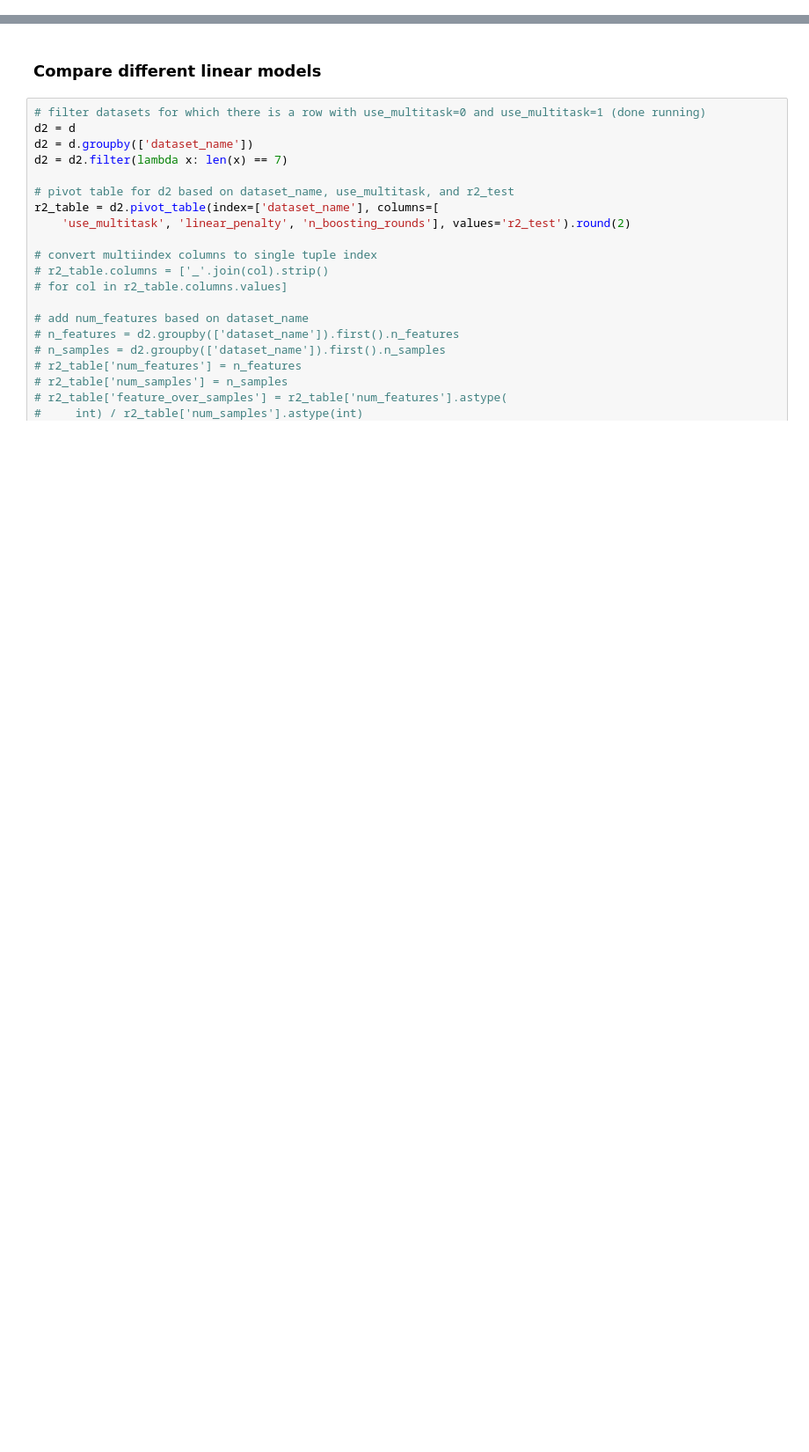
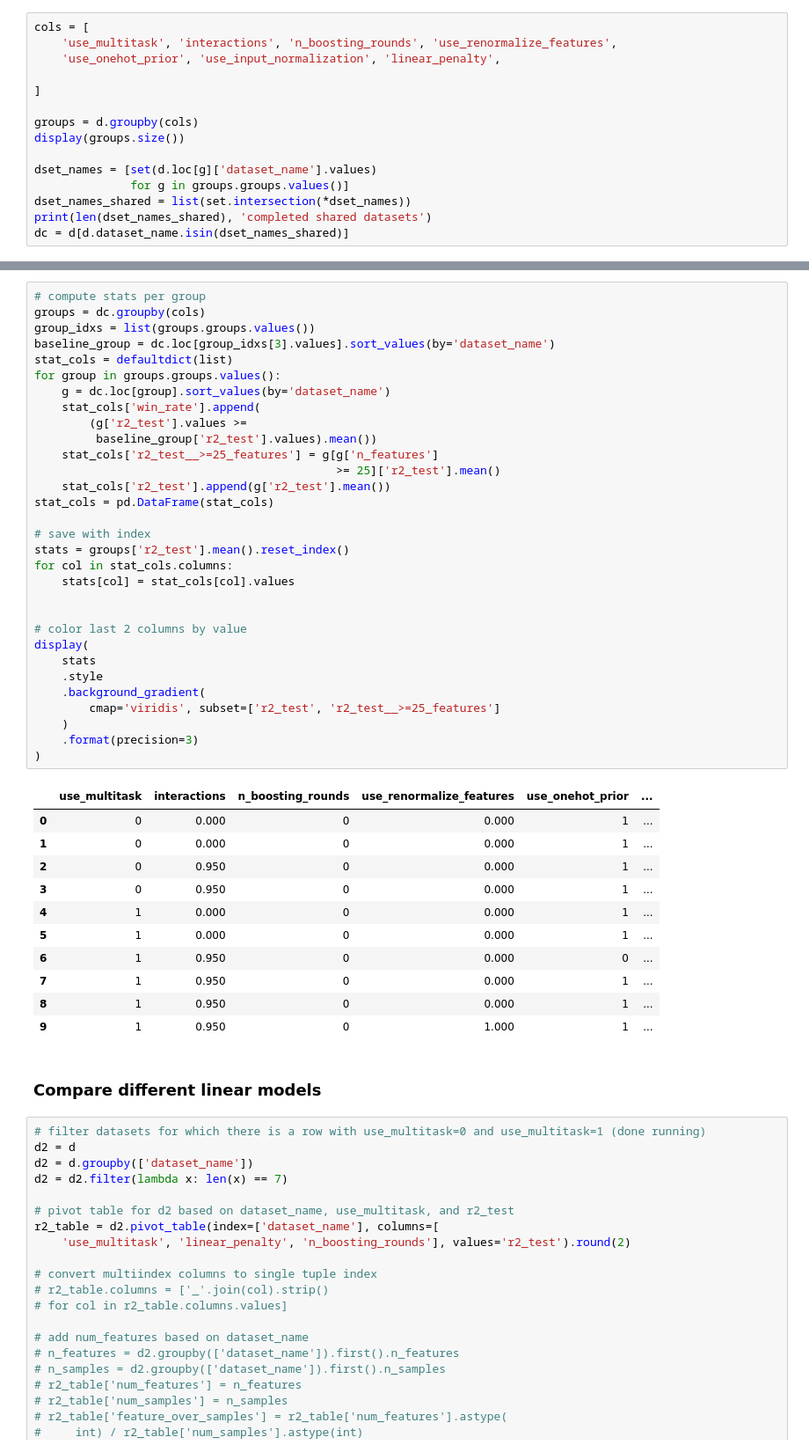
Before and after one commit to csinva/gam-experiments, a Jupyter notebook: notebooks/05_multitask_gam.ipynb, the cells around one changed output, grey strips where cells are left out. Shown at 88% size. Saved outputs shown, nothing was run; the diff lists cells and outputs as text; blank space fills up the shorter version.

Commit message:
set best params and run more dsets

```diff
--- a/notebooks/05_multitask_gam.ipynb
+++ b/notebooks/05_multitask_gam.ipynb
@@ -102,0 +84,15 @@ avg_change_many_features 0.02
+# %%
+cols = [
+    'use_multitask', 'interactions', 'n_boosting_rounds', 'use_renormalize_features',
+    'use_onehot_prior', 'use_input_normalization', 'linear_penalty',
+
+]
+
+groups = d.groupby(cols)
+display(groups.size())
+
+dset_names = [set(d.loc[g]['dataset_name'].values)
+              for g in groups.groups.values()]
+dset_names_shared = list(set.intersection(*dset_names))
+print(len(dset_names_shared), 'completed shared datasets')
+dc = d[d.dataset_name.isin(dset_names_shared)]
@@ -103,3 +113,46 @@ avg_change_many_features 0.02
+# %%
+# compute stats per group
+groups = dc.groupby(cols)
+group_idxs = list(groups.groups.values())
+baseline_group = dc.loc[group_idxs[3].values].sort_values(by='dataset_name')
+stat_cols = defaultdict(list)
+for group in groups.groups.values():
+    g = dc.loc[group].sort_values(by='dataset_name')
+    stat_cols['win_rate'].append(
+        (g['r2_test'].values >=
+         baseline_group['r2_test'].values).mean())
+    stat_cols['r2_test__>=25_features'] = g[g['n_features']
+                                            >= 25]['r2_test'].mean()
+    stat_cols['r2_test'].append(g['r2_test'].mean())
+stat_cols = pd.DataFrame(stat_cols)
+
+# save with index
+stats = groups['r2_test'].mean().reset_index()
+for col in stat_cols.columns:
+    stats[col] = stat_cols[col].values
+
+
+# color last 2 columns by value
+display(
+    stats
+    .style
+    .background_gradient(
+        cmap='viridis', subset=['r2_test', 'r2_test__>=25_features']
+    )
+    .format(precision=3)
+)
+# %% [output]
+|  | use_multitask | interactions | n_boosting_rounds | use_renormalize_features | use_onehot_prior | ... |
+| 0 | 0 | 0.000 | 0 | 0.000 | 1 | ... |
+| 1 | 0 | 0.000 | 0 | 0.000 | 1 | ... |
+| 2 | 0 | 0.950 | 0 | 0.000 | 1 | ... |
+| 3 | 0 | 0.950 | 0 | 0.000 | 1 | ... |
+| 4 | 1 | 0.000 | 0 | 0.000 | 1 | ... |
+| 5 | 1 | 0.000 | 0 | 0.000 | 1 | ... |
+| 6 | 1 | 0.950 | 0 | 0.000 | 0 | ... |
+| 7 | 1 | 0.950 | 0 | 0.000 | 1 | ... |
+| 8 | 1 | 0.950 | 0 | 0.000 | 1 | ... |
+| 9 | 1 | 0.950 | 0 | 1.000 | 1 | ... |
 # %% [markdown]
 ### Compare different linear models
 # %%
```
Also changed, not shown: parts of 7 cells of this notebook, 2 other files.
